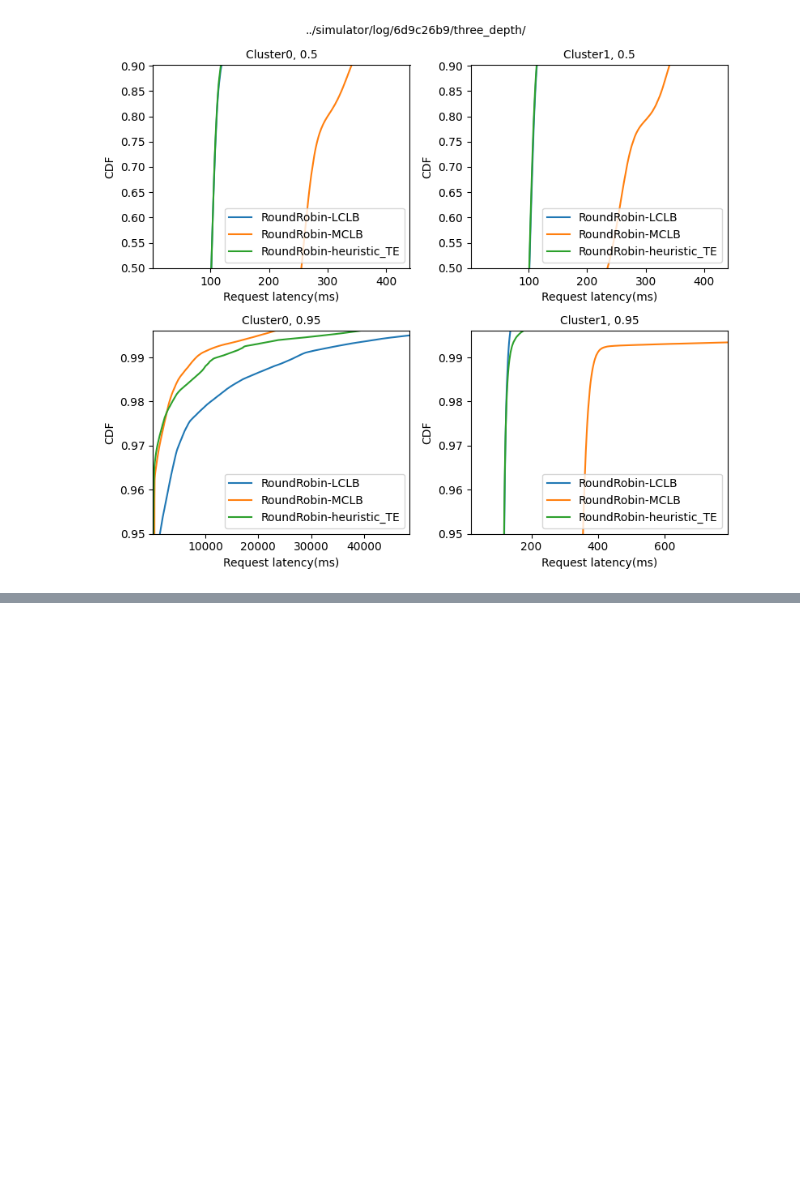
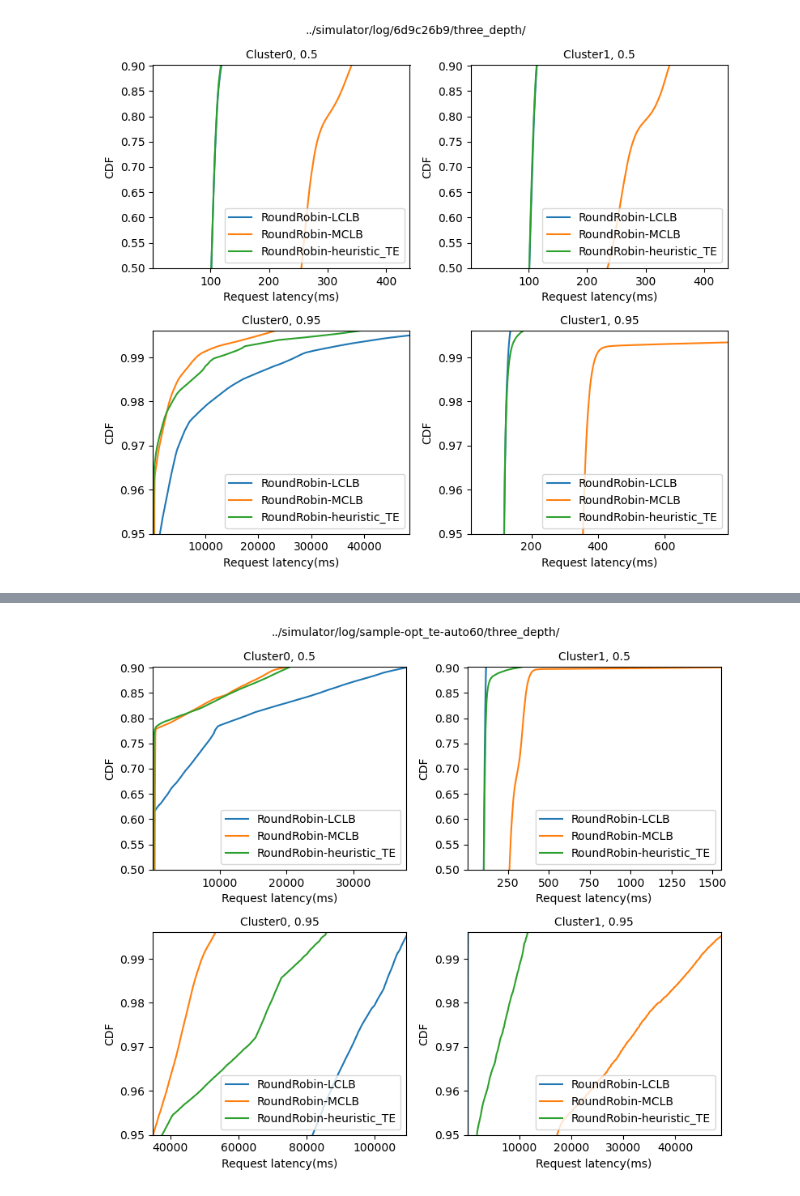
Before and after one commit to netarch/slate-sim, a Jupyter notebook: plot/plot_latency.ipynb, the cells around one changed output, grey strips where cells are left out. Saved outputs shown, nothing was run; the diff lists cells and outputs as text; code cells hidden in the pictures; blank space fills up the shorter version.

```diff
--- a/plot/plot_latency.ipynb
+++ b/plot/plot_latency.ipynb
@@ -237,0 +245,5 @@ plot_latency(common_path)
+# %%
+common_path="../simulator/log/sample-opt_te-auto60/three_depth/"
+plot_latency(common_path)
+# %% [output]
+[figure, added]
```
Also changed, not shown: parts of 8 cells of this notebook, 1 other file.
